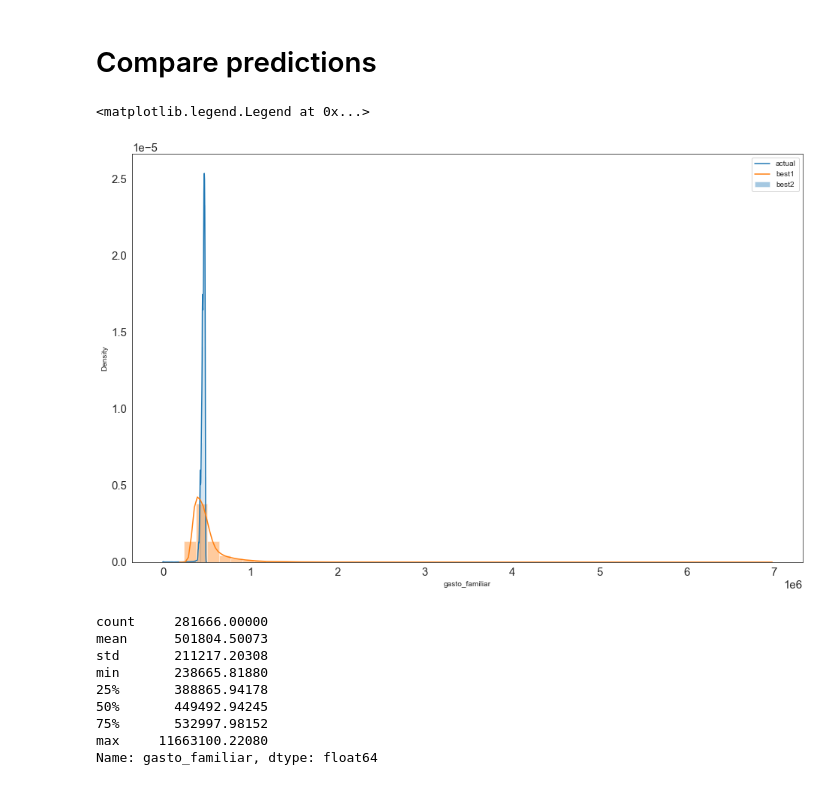
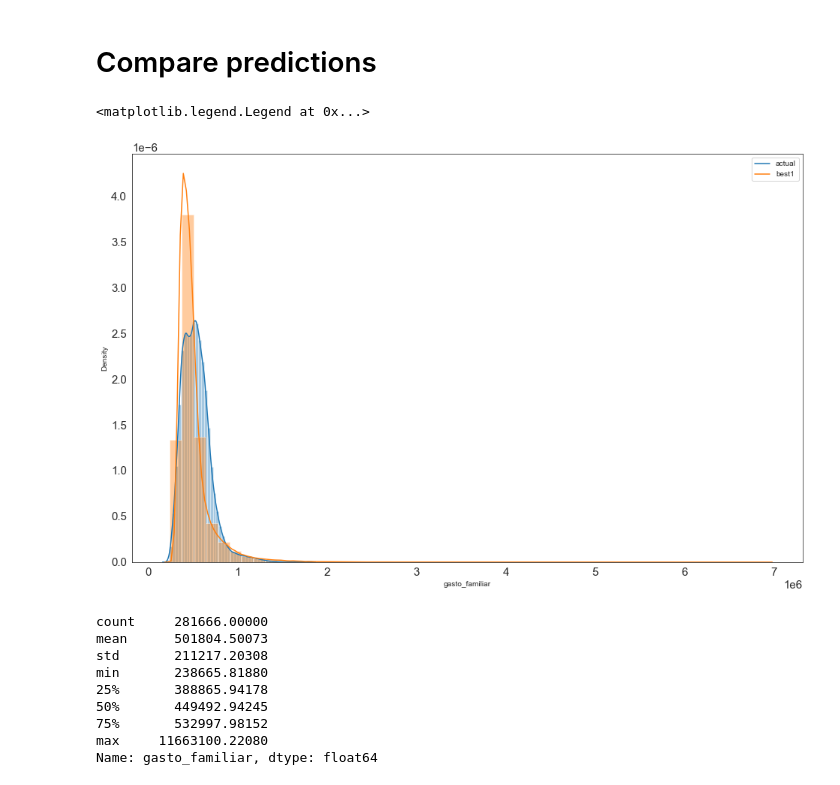
Before and after one commit to abdala9512/bc-dataton, a Jupyter notebook: notebooks/data_exploration_miguel.ipynb, the cells around one changed output. Drawn from its saved outputs; the diff is of its cells as text; code cells hidden in the pictures.

```diff
--- a/notebooks/data_exploration_miguel.ipynb
+++ b/notebooks/data_exploration_miguel.ipynb
@@ -638,7 +643,7 @@ dates = [
     '202007', '202008', '202009', '202010', '202011'
 ]
 seed=111
-p = 0.00
+p = 0.01
 bc_dataframe = []
 for date in dates:
     df = pd.read_csv(
@@ -651,7 +656,7 @@ bc_dataframe = pd.concat(bc_dataframe, axis=0)
 # %%
 fe_dataframe = DataFramePreProcessor(bc_dataframe)
 fe_dataframe.process()
-X =  fe_dataframe.modeling_dataframe.drop(['log_gasto_familiar'], axis=1)
+X =  fe_dataframe.modeling_dataframe.drop(['log_gasto_familiar', 'periodo'], axis=1)
 y = fe_dataframe.modeling_dataframe['log_gasto_familiar']
 print("Porcentaje de filas: ",X.shape[0] / bc_dataframe.shape[0])
 X_train, X_test, y_train, y_test = train_test_split(X, y, test_size=0.2, random_state=101)
@@ -663,28 +668,16 @@ xgb_reg = xgb.XGBRegressor(objective='reg:squaredlogerror',
                               colsample_bytree=0.5,
                               subsample=0.5,
                               min_child_weight=5)
-elastic_params ={'alpha': 0.010151733000510865, 'l1_ratio': 0.010077935175737287}
-elastic_reg = ElasticNet(**elastic_params)
-ridge_reg=Ridge()
 cat_reg = CatBoostRegressor(n_estimators=10)
 cat_reg.fit(X_train, y_train, verbose=False)
-
-ridge_reg.fit(X_train, y_train)
 xgb_reg.fit(X_train, y_train)
-elastic_reg.fit(X_train, y_train)
 # rf_reg.fit(X_train, y_train)
 xgb_pred = xgb_reg.predict(X_test)
 print("XGBoost: ", mean_absolute_percentage_error(xgb_pred, y_test))
 
-elastic_pred=elastic_reg.predict(X_test)
-print("Elastic Net: ", mean_absolute_percentage_error(elastic_pred, y_test))
-
-ridge_pred=ridge_reg.predict(X_test)
-print("Ridge: ", mean_absolute_percentage_error(ridge_pred, y_test))
-
 catboost_pred=cat_reg.predict(X_test)
 print("Catboost: ", mean_absolute_percentage_error(catboost_pred, y_test))
 
-ensemble_predictions = xgb_pred*0.25 + elastic_pred*0.25  +ridge_pred*0.25 +catboost_pred*0.25
+ensemble_predictions = xgb_pred*0.5 + +catboost_pred*0.5
 print("Ensemble: ", mean_absolute_percentage_error(ensemble_predictions, y_test))
 # %% [output]
@@ -1128,11 +1107,11 @@ for date in dates:
     nn_model = Sequential()
 
     nn_model.add(Dense(128, activation = 'relu', input_shape = (X.shape[1],)))
-    nn_model.add(Dropout(0.5))
+    nn_model.add(Dropout(0.2))
     #nn_model.add(Dense(100, activation = 'tanh'))
     nn_model.add(BatchNormalization())
     nn_model.add(Dense(64, activation = 'tanh'))
-    nn_model.add(Dropout(0.5))
+    nn_model.add(Dropout(0.2))
     #nn_model.add(Dense(25, activation = 'relu'))
     nn_model.add(Dense(1))
     nn_model.compile(optimizer =  optimizer, loss = 'mse', metrics = nn_metric)
@@ -1412,17 +1400,9 @@ predictions_df = test_df_modeling.modeling_dataframe.drop(["id_registro", "perio
 predictions_list = []
 for model in models:
     final_predictions_xgb=np.expm1(model[0].predict(predictions_df))
-    final_predictions_elastic=np.expm1(model[1].predict(predictions_df))
-    final_predictions_ridge=np.expm1(model[2].predict(predictions_df))
-    final_predictions_catboost=np.expm1(model[3].predict(predictions_df))
+    final_predictions_catboost=np.expm1(model[1].predict(predictions_df))
 
-    #final_predictions_xgb=model[0].predict(predictions_df)**2
-    #final_predictions_elastic=model[1].predict(predictions_df)**2
-    #final_predictions_ridge=model[2].predict(predictions_df)**2
-    #final_predictions_catboost=model[3].predict(predictions_df)**2
-
-    final_prediction=final_predictions_xgb*0.25+final_predictions_elastic*0.25 + \
-                       final_predictions_ridge*0.25 + final_predictions_catboost*0.25
+    final_prediction=final_predictions_xgb*0.5+final_predictions_catboost*0.5
 
     predictions_list.append(final_prediction)
 # %%
@@ -1736,17 +1728,17 @@ best_submission_2 =  pd.read_csv("submission_underground XGBoost+17meses+Boxcox+
 # %%
 #sns.distplot(submission['gasto_familiar'])
 #sns.distplot(fe_dataframe.modeling_dataframe['gasto_familiar'])
 #sns.distplot(by_month[by_month['gasto_familiar'] < 10000000]['gasto_familiar'])
-sns.distplot(submission[submission['gasto_familiar'] < 10000000]['gasto_familiar'])
+sns.distplot(ensemble_submission[ensemble_submission['gasto_familiar'] < 10000000]['gasto_familiar'])
 #sns.distplot(ensemble_submission[ensemble_submission['gasto_familiar'] < 10000000]['gasto_familiar'])
 
 #sns.distplot(best_submission_2[best_submission_2['gasto_familiar'] < 10000000]['gasto_familiar'])
 sns.distplot(best_submission[best_submission['gasto_familiar'] < 10000000]['gasto_familiar'])
 
-plt.legend(['actual','best1', 'best2'])
+plt.legend(['actual','best1'])
 # %% [output]
 <matplotlib.legend.Legend at 0x...>
-[figure, old version]
+[figure, new version]
 # %%
 best_submission['gasto_familiar'].describe()
 # %% [output]
```
Also changed, not shown: parts of 11 cells of this notebook, 4 other files.
